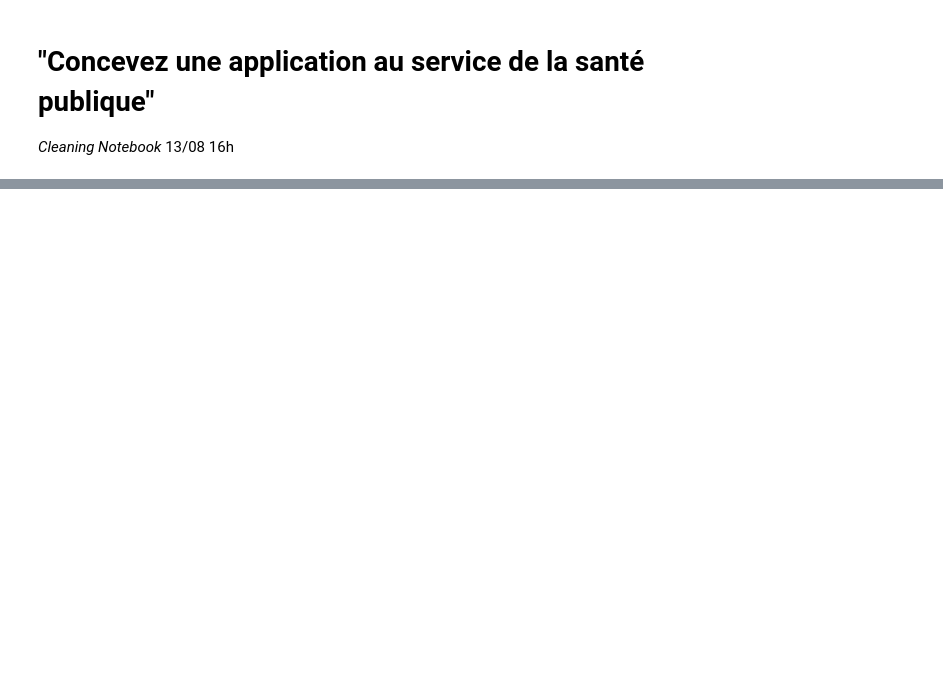
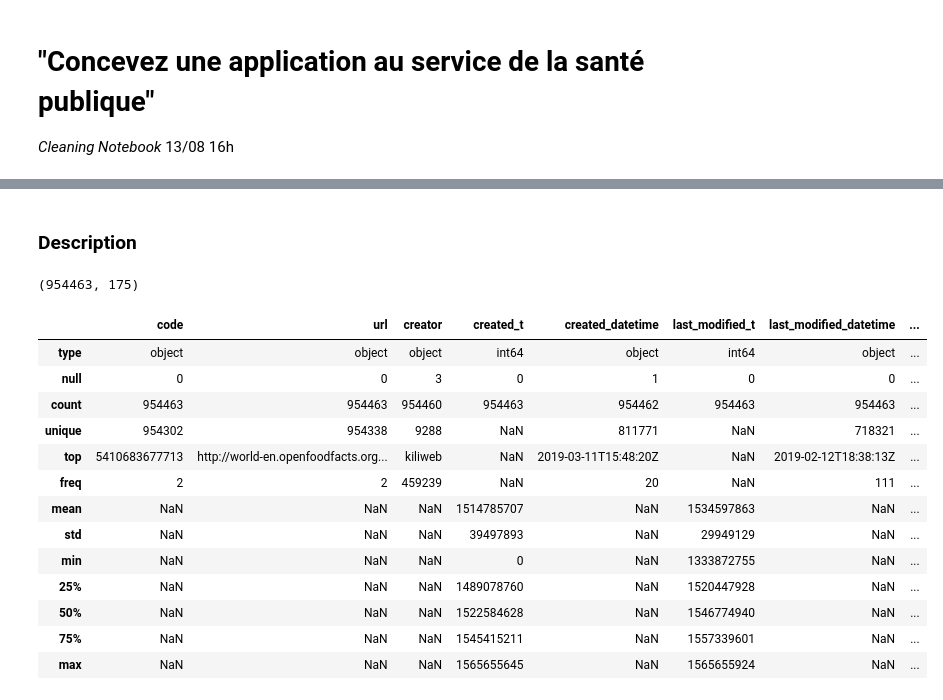
Before and after one commit to SmellyArmure/OC_DS_Project3, a Jupyter notebook: NOTEBOOKS/P3_Cleaning_v1_0.ipynb, the cells around one changed output, grey strips where cells are left out. Saved outputs shown, nothing was run; the diff lists cells and outputs as text; code cells hidden in the pictures; blank space fills up the shorter version.

```diff
--- a/NOTEBOOKS/P3_Cleaning_v1_0.ipynb
+++ b/NOTEBOOKS/P3_Cleaning_v1_0.ipynb
@@ -18,0 +83,8 @@ import scipy.stats as st
+# %%
+def desc_bis (df):
+    nb_li = df.index.size
+    nb_col = df.columns.size
+    tot = nb_li*nb_col
+    info = pd.DataFrame(df.dtypes).T.rename(index={0:'type'})
+    info = info.append(pd.DataFrame(df.isna().sum()).T.rename(index={0:'null'}))
+    return info
@@ -30,0 +117,25 @@ df.head()
+# %% [markdown]
+### Description
+# %%
+# Shape of the dataset
+df.shape
+# %% [output]
+(954463, 175)
+# %%
+desc_df_all = desc_bis(df).append(df.describe(include='all'))
+desc_df_all
+# %% [output]
+|  | code | url | creator | created_t | created_datetime | last_modified_t | last_modified_datetime | ... |
+| type | object | object | object | int64 | object | int64 | object | ... |
+| null | 0 | 0 | 3 | 0 | 1 | 0 | 0 | ... |
+| count | 954463 | 954463 | 954460 | 954463 | 954462 | 954463 | 954463 | ... |
+| unique | 954302 | 954338 | 9288 | NaN | 811771 | NaN | 718321 | ... |
+| top | 5410683677713 | http://world-en.openfoodfacts.org... | kiliweb | NaN | 2019-03-11T15:48:20Z | NaN | 2019-02-12T18:38:13Z | ... |
+| freq | 2 | 2 | 459239 | NaN | 20 | NaN | 111 | ... |
+| mean | NaN | NaN | NaN | 1514785707 | NaN | 1534597863 | NaN | ... |
+| std | NaN | NaN | NaN | 39497893 | NaN | 29949129 | NaN | ... |
+| min | NaN | NaN | NaN | 0 | NaN | 1333872755 | NaN | ... |
+| 25% | NaN | NaN | NaN | 1489078760 | NaN | 1520447928 | NaN | ... |
+| 50% | NaN | NaN | NaN | 1522584628 | NaN | 1546774940 | NaN | ... |
+| 75% | NaN | NaN | NaN | 1545415211 | NaN | 1557339601 | NaN | ... |
+| max | NaN | NaN | NaN | 1565655645 | NaN | 1565655924 | NaN | ... |
```
Also changed, not shown: parts of 32 cells of this notebook, 3 other files.
